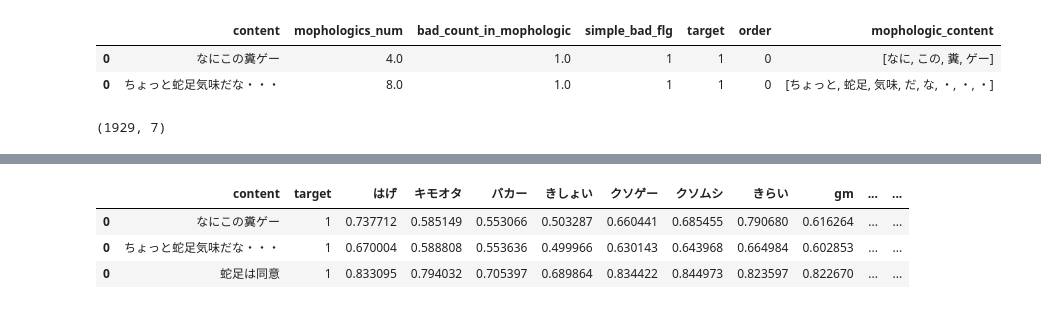
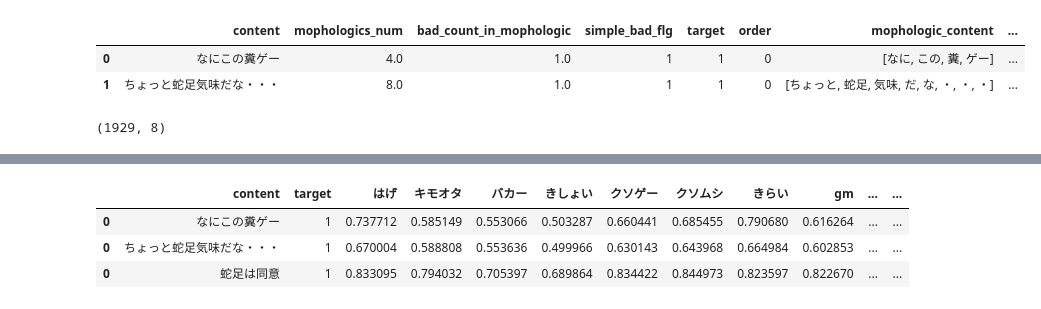
Before and after one commit to N-Eiki/proen, a Jupyter notebook: dev/Untitled.ipynb, the cells around one changed output, grey strips where cells are left out. Cells and saved outputs as stored; diff of their text form; code cells hidden in the pictures.

Commit message:
ensemble and create word2vecmodel

```diff
--- a/dev/Untitled.ipynb
+++ b/dev/Untitled.ipynb
@@ -136,18 +138,19 @@ def create_wakati_content(text):
 # %%
 from gensim.models import Word2Vec
 from tqdm import tqdm
-# data = pd.read_csv('../data/clean/mount_bad_list.csv')
-data = pd.read_csv("../data/clean/mount_all_data.csv")
-data = data[data.type==1]
+# # data = pd.read_csv('../data/clean/mount_bad_list.csv')
+# data = pd.read_csv("../data/clean/mount_all_data.csv")
+# data = data[data.type==1]
 wakati_arr = []
-for r in tqdm(data.iterrows()):
-    wakati = create_wakati_content(r[1].content)
-    wakati_arr.append(wakati)
-model = Word2Vec(wakati_arr, sg=1, size=100, window=5, min_count=1)
+# for r in tqdm(data.iterrows()):
+#     wakati = create_wakati_content(r[1].content)
+#     wakati_arr.append(wakati)
+# model = Word2Vec(wakati_arr, sg=1, size=100, window=5, min_count=1)
 # %%
-data = pd.read_csv('../data/some_comment_data.csv')
+# data = pd.read_csv('../data/some_comment_data.csv')
 
-for r in tqdm(data.iterrows()):
-    wakati = create_wakati_content(r[1].content)
-    wakati_arr.append(wakati)
-model = Word2Vec(wakati_arr, sg=1, size=100, window=5, min_count=1)
+# for r in tqdm(data.iterrows()):
+#     wakati = create_wakati_content(r[1].content)
+#     wakati_arr.append(wakati)
+# model = Word2Vec(wakati_arr, sg=1, size=100, window=5, min_count=1)
+# model.save("./word2vecModel/200000.model")
@@ -264,37 +270,39 @@ def make_features(df, badwordlist, positivelist=np.nan, hinikulist=np.nan):
     basedf = pd.DataFrame(columns=col)
     tokenizer = Tokenizer()
     for r in tqdm(df.iterrows()):
         text = str(r[1].content)
         target = r[1].type
         num = len(tokenizer.tokenize(text))
         badcount,badflg = get_word_count(text, badwordlist)
         orderlabel = get_order_label(text)
         mophologic = mophologicize(text)
 #         hinikucount, hinikuflg = get_word_count(text, hinikulist)
 #         positivecount, positiveflg = get_word_count(text, positivelist)
 #         newdf = pd.DataFrame(np.array([text, num, badcount,badflg,target,\
 #                                        hinikucount, hinikuflg, positivecount,\
 #                                        positiveflg]).reshape(1,-1),columns=col)
         newdf = pd.DataFrame(np.array([text, num, badcount,badflg,target, orderlabel,mophologic]).reshape(1,-1),columns=col)
         basedf = pd.concat([basedf, newdf])
 
     basedf["target"] = basedf.apply(lambda x: int(x["target"]), axis=1)
 #     basedf["comment_id"] = basedf.index
     basedf["bad_count_in_mophologic"] = basedf.apply(lambda x: float(x["bad_count_in_mophologic"]), axis=1)
     basedf["mophologics_num"] = basedf.apply(lambda x: float(x["mophologics_num"]), axis=1)
     basedf["order"] = basedf.order.apply(lambda x: int(x))
 #     basedf["cosine_similar"] = basedf.cosine_similar.apply(lambda x: float(x))
 
     return basedf
 df =make_features(df, list(badwordlist.bad.values))
 df = df.fillna(0.0)
+df = df.reset_index().drop('index', axis=1)
+df["id"] = df.index
 display(df.head(2))
 print(df.shape)
 # %% [output]
-|  | content | mophologics_num | bad_count_in_mophologic | simple_bad_flg | target | order | mophologic_content |
-| 0 | なにこの糞ゲー | 4.0 | 1.0 | 1 | 1 | 0 | [なに, この, 糞, ゲー] |
-| 0 | ちょっと蛇足気味だな・・・ | 8.0 | 1.0 | 1 | 1 | 0 | [ちょっと, 蛇足, 気味, だ, な, ・, ・, ・] |
+|  | content | mophologics_num | bad_count_in_mophologic | simple_bad_flg | target | order | mophologic_content | ... |
+| 0 | なにこの糞ゲー | 4.0 | 1.0 | 1 | 1 | 0 | [なに, この, 糞, ゲー] | ... |
+| 1 | ちょっと蛇足気味だな・・・ | 8.0 | 1.0 | 1 | 1 | 0 | [ちょっと, 蛇足, 気味, だ, な, ・, ・, ・] | ... |
-(1929, 7)
+(1929, 8)
 # %%
 def create_bad_word_list():
     b_l=[]
```
Also changed, not shown: parts of 38 cells of this notebook, 2 other files.
